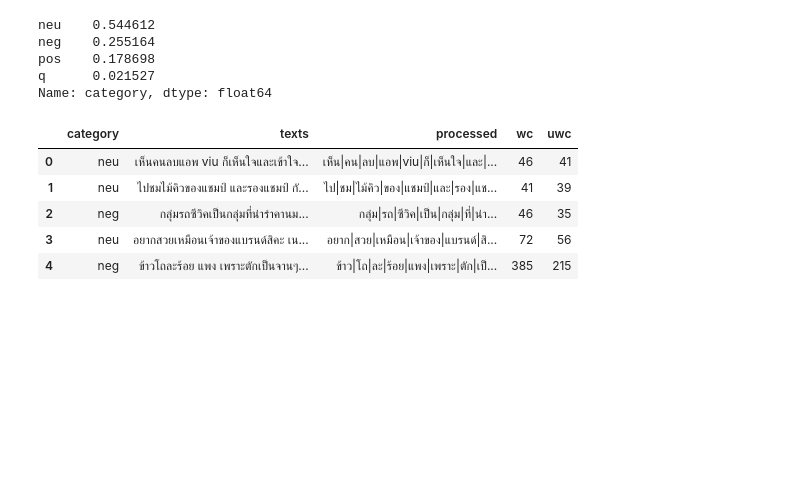
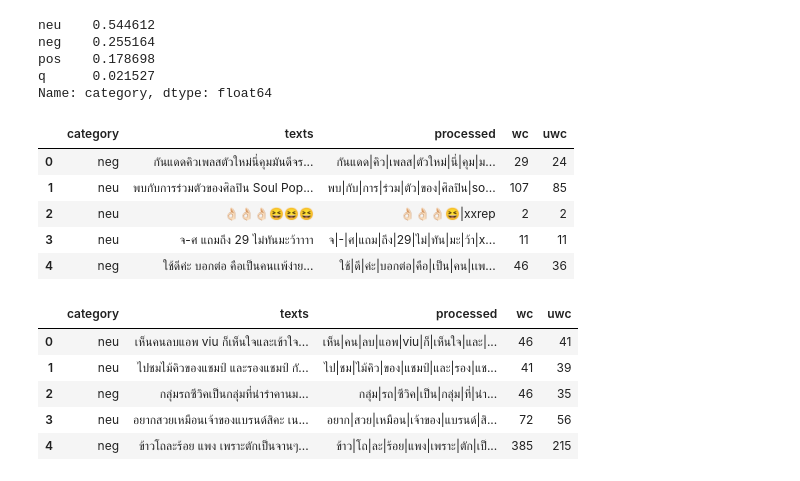
Before and after one commit to ai-builders/curriculum, a Jupyter notebook: notebooks/04n_NLP_Thai_Text_Classification.ipynb, the cells around one changed output. Saved outputs shown, nothing was run; the diff lists cells and outputs as text; code cells hidden in the pictures; blank space fills up the shorter version.

```diff
--- a/notebooks/04n_NLP_Thai_Text_Classification.ipynb
+++ b/notebooks/04n_NLP_Thai_Text_Classification.ipynb
@@ -124,6 +149,15 @@ from sklearn.model_selection import train_test_split
 train_df, valid_df = train_test_split(all_df, test_size=0.15, random_state=1412)
 train_df = train_df.reset_index(drop=True)
 valid_df = valid_df.reset_index(drop=True)
+# %%
+train_df.head()
+# %% [output]
+|  | category | texts | processed | wc | uwc |
+| 0 | neg | กันแดดคิวเพลสตัวใหม่นี่คุมมันดีจร... | กันแดด|คิว|เพลส|ตัวใหม่|นี่|คุม|ม... | 29 | 24 |
+| 1 | neu | พบกับการร่วมตัวของศิลปิน Soul Pop... | พบ|กับ|การ|ร่วม|ตัว|ของ|ศิลปิน|so... | 107 | 85 |
+| 2 | neu | 👌🏻👌🏻👌🏻😆😆😆 | 👌🏻👌🏻👌🏻😆|xxrep | 2 | 2 |
+| 3 | neu | จ-ศ แถมถึง 29 ไม่ทันมะว้าาาา | จ|-|ศ|แถม|ถึง|29|ไม่|ทัน|มะ|ว้า|x... | 11 | 11 |
+| 4 | neg | ใช้ดีค่ะ บอกต่อ คือเป็นคนเเพ้ง่าย... | ใช้|ดี|ค่ะ|บอกต่อ|คือ|เป็น|คน|เเพ... | 46 | 36 |
 # %%
 valid_df.head()
 # %% [output]
```
Also changed, not shown: parts of 42 cells of this notebook.
